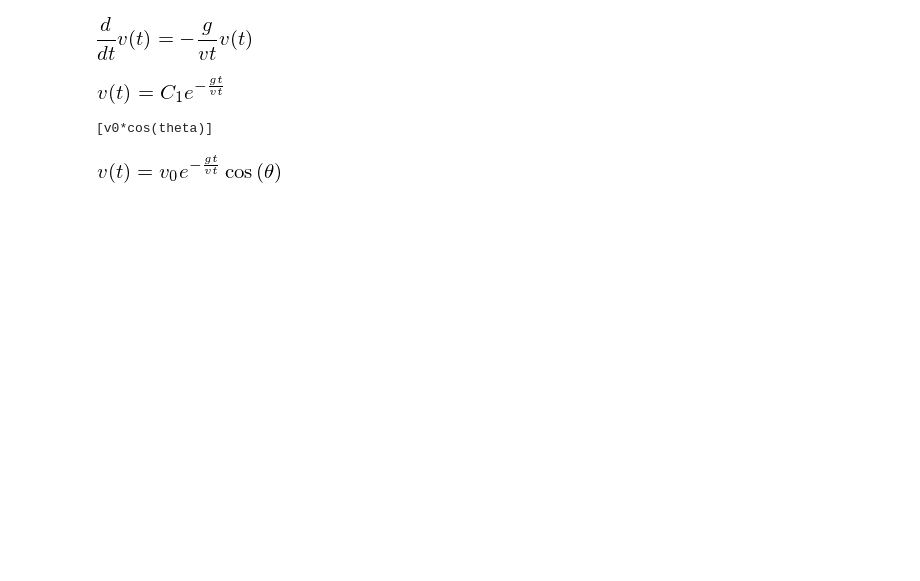
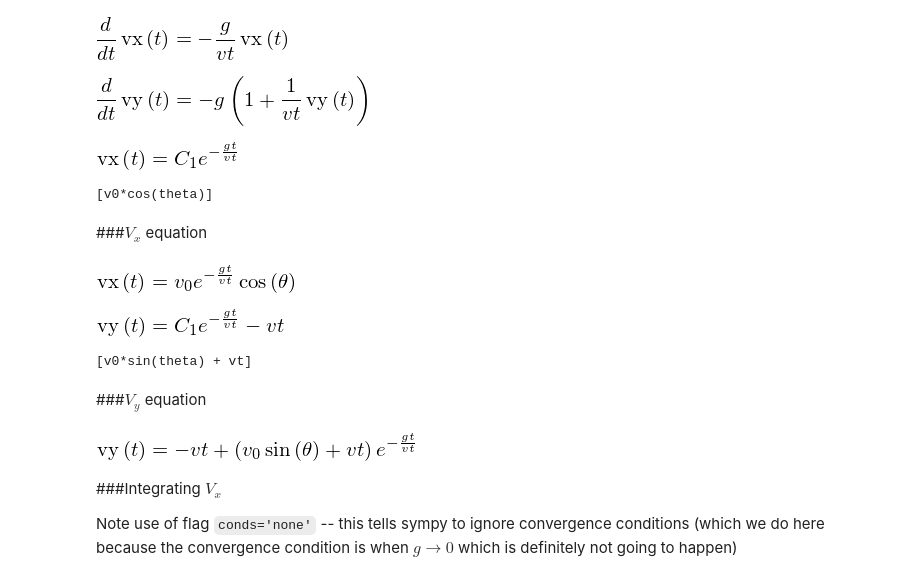
Before and after one commit to barbagroup/JITcode-MechE, a Jupyter notebook: module01_Analytical_Mechanics_II/02_Projectile_with_drag.ipynb, the cells around one changed output. Saved outputs shown, nothing was run; the diff lists cells and outputs as text; code cells hidden in the pictures; blank space fills up the shorter version.

```diff
--- a/module01_Analytical_Mechanics_II/02_Projectile_with_drag.ipynb
+++ b/module01_Analytical_Mechanics_II/02_Projectile_with_drag.ipynb
@@ -15,3 +105,3 @@ vt = Symbol('vt')
 # %%
-v, x, v0, vt, t, g = symbols(['v','x','v0','vt','t','g'])
+v, x, v0, vt, t, g, m, c = symbols(['v','x','v0','vt','t','g','m','c'])
 C1, C2 = symbols(['C1','C2'])
@@ -18,9 +128,18 @@ C1, C2 = symbols(['C1','C2'])
+# %%
+vx, vy = symbols(['vx','vy'])
 # %%
-Eq(v(t).diff(t),-g*v(t)/vt)
+xeq = Eq(vx(t).diff(t),-g*vx(t)/(vt))
+xeq
 # %% [output]
-[figure, old version]
+[figure, new version]
-# %%
-dsolve(Out[10])
-# %% [output]
-[figure, removed]
+# %%
+yeq = Eq(vy(t).diff(t),-g*(1+vy(t)/(vt)))
+yeq
+# %% [output]
+[figure, added]
+# %%
+xeq = dsolve(xeq)
+xeq
+# %% [output]
+[figure, added]
 # %%
@@ -29,6 +148,26 @@ print ans
 # %% [output]
 [v0*cos(theta)]
+# %% [markdown]
+###$V_x$ equation
 # %%
-Out[15].subs(C1,ans[0])
+xeq = xeq.subs(C1,con1x[0])
+xeq
 # %% [output]
-[figure, old version]
+[figure, new version]
+# %%
+yeq = dsolve(yeq)
+yeq
+# %% [output]
+[figure, added]
+# %%
+con1y = solve(yeq.subs([(t,0),(vy(0),v0*sin(theta))]),C1)
+print con1y
+# %% [output]
+[v0*sin(theta) + vt]
+# %% [markdown]
+###$V_y$ equation
+# %%
+yeq = yeq.subs(C1,con1y[0])
+yeq
+# %% [output]
+[figure, added]
@@ -34,0 +176,4 @@ Out[15].subs(C1,ans[0])
+# %% [markdown]
+###Integrating $V_x$
+
+Note use of flag `conds='none'` -- this tells sympy to ignore convergence conditions (which we do here because the convergence condition is when $g \rightarrow 0$ which is definitely not going to happen)
```
Also changed, not shown: parts of 27 cells of this notebook.
